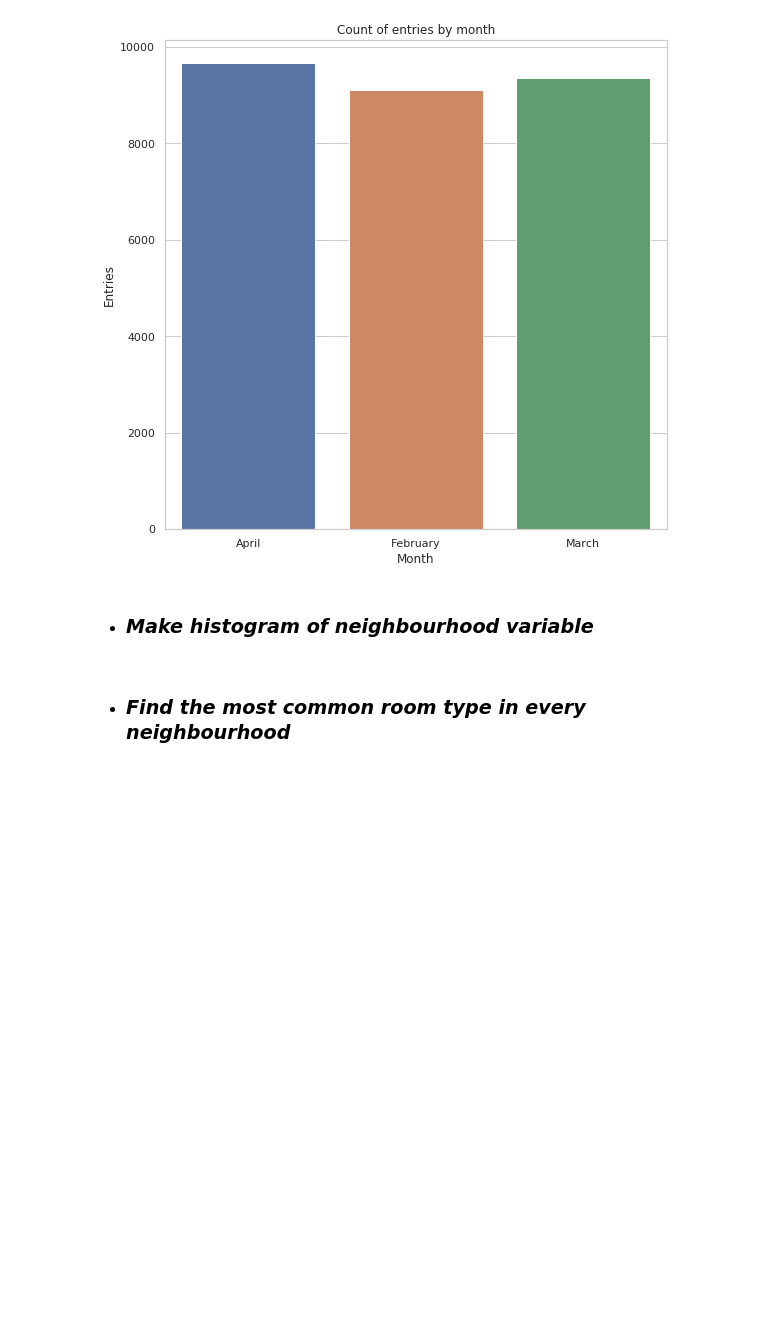
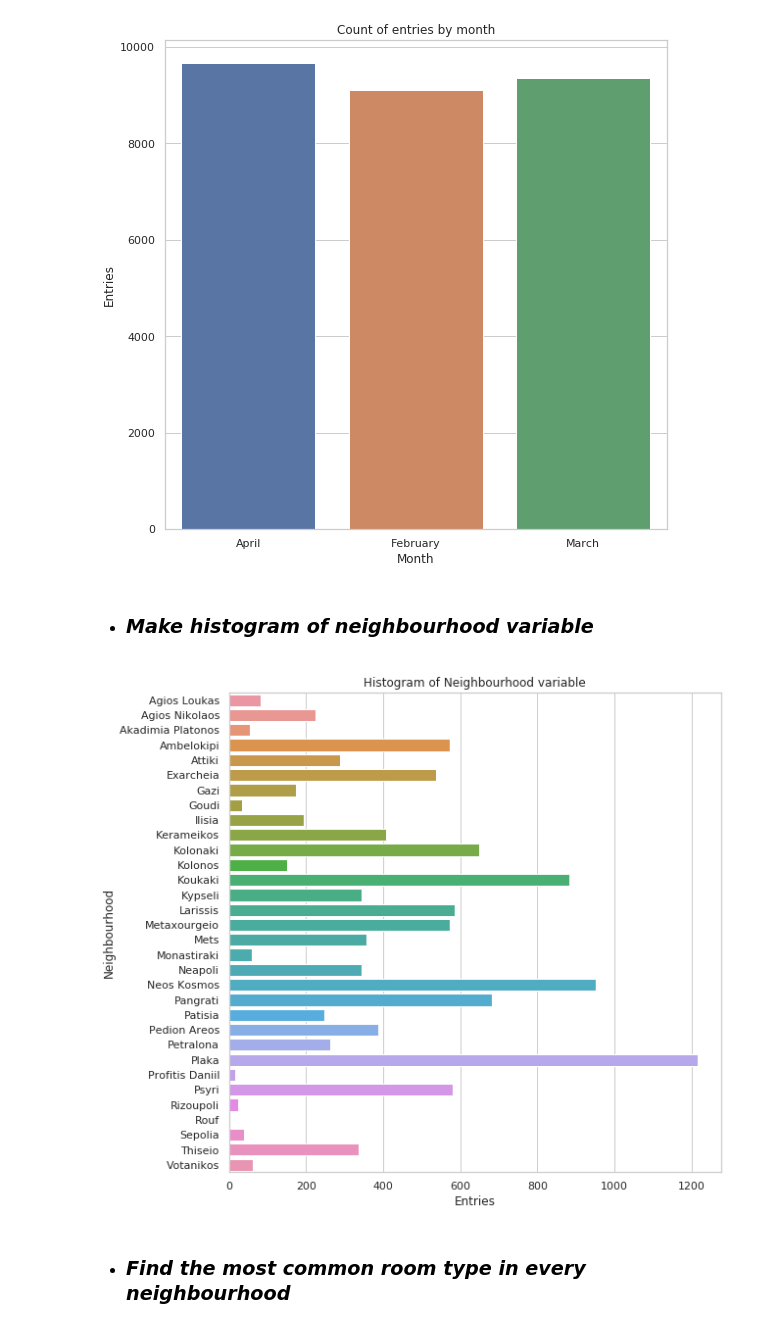
Before and after one commit to PanosEvange/DataMiningProj1_2020, a Jupyter notebook: Project1Final.ipynb, the cells around one changed output. Cells and saved outputs as stored; diff of their text form; code cells hidden in the pictures; blank space fills up the shorter version.

Commit message:
done - histogram of neighborhood variable

```diff
--- a/Project1Final.ipynb
+++ b/Project1Final.ipynb
@@ -347,3 +344,14 @@ plt.show()
+# %%
+# groupBy neighbourhood
+neighbourhoodEntriesSeries = trainCsv.groupby(['NEIGHBOURHOOD'])['ID'].nunique()
+
+sns.set(style="whitegrid")
+plt.figure(figsize=(9, 9))
+ax = sns.barplot(x=neighbourhoodEntriesSeries.values, y=neighbourhoodEntriesSeries.index)
+ax.set(title='Histogram of Neighbourhood variable', xlabel='Entries', ylabel='Neighbourhood')
+plt.show()
+# %% [output]
+[figure, added]
 # %% [markdown]
 - ### *Find the most common room type in every neighbourhood*
 # %%
```
Also changed, not shown: parts of 1 cell of this notebook, 2 other files.
